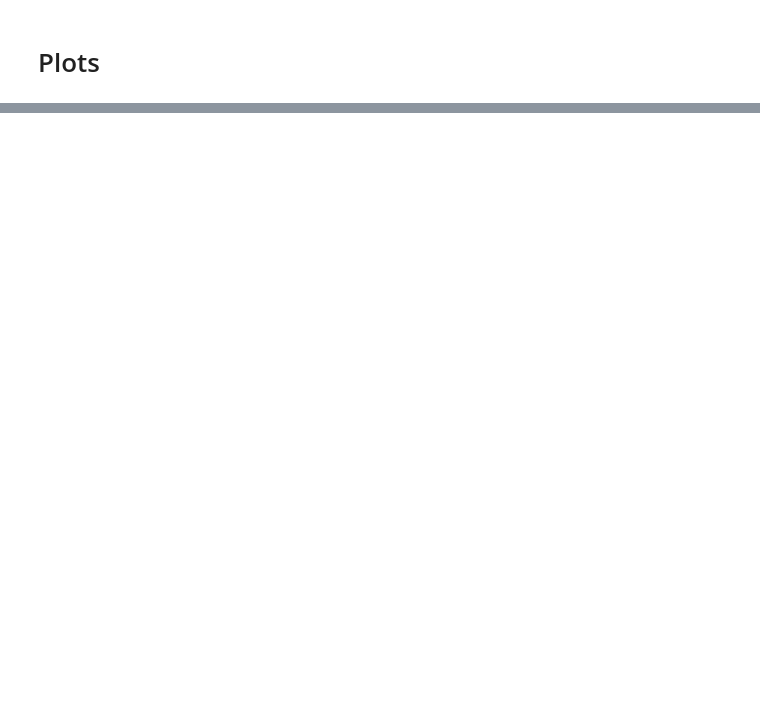
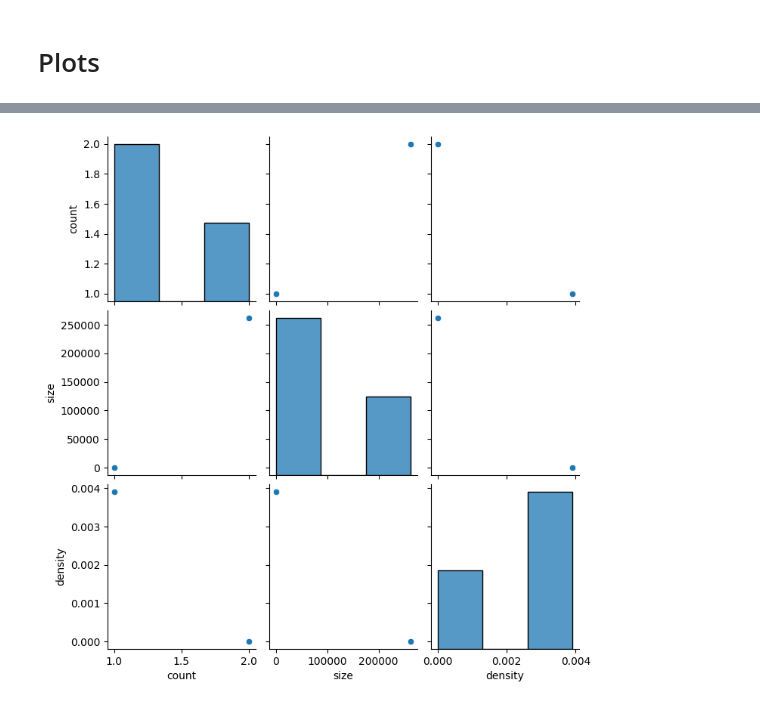
Before and after one commit to RicYaben/dice-mini, a Jupyter notebook: examples/example.ipynb, the cells around one changed output, grey strips where cells are left out. Saved outputs shown, nothing was run; the diff lists cells and outputs as text; code cells hidden in the pictures; blank space fills up the shorter version.

```diff
--- a/examples/example.ipynb
+++ b/examples/example.ipynb
@@ -75,0 +103,17 @@ fig.show()
+# %%
+import dice.analysis as da
+import matplotlib.pyplot as plt
+import seaborn as sns
+
+from dice.plots import network as pn
+
+asn_counts = da.count_groups(test_data, "asn_prefix").reset_index()
+asn_counts[["size", "density"]] = asn_counts.apply(
+    lambda r: pn.prefix_density(r["asn_prefix"], r["count"]),
+    axis=1, result_type="expand"
+)
+
+sns.pairplot(asn_counts)
+plt.show()
+# %% [output]
+[figure, added]
```
Also changed, not shown: parts of 12 cells of this notebook, 46 other files.
